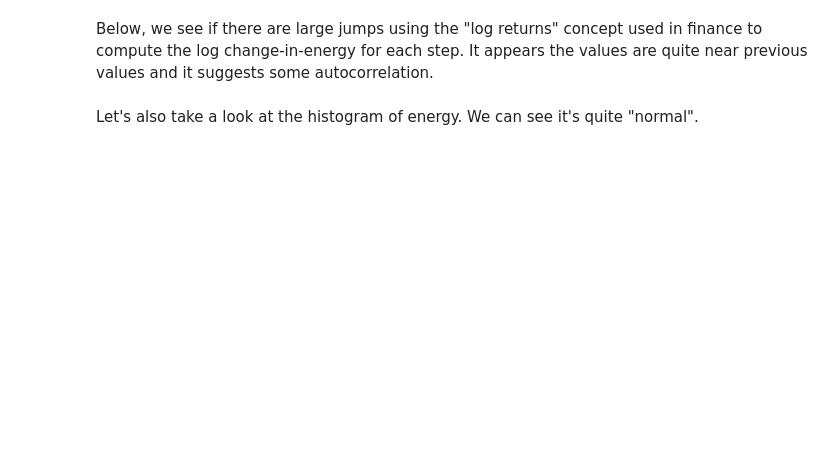
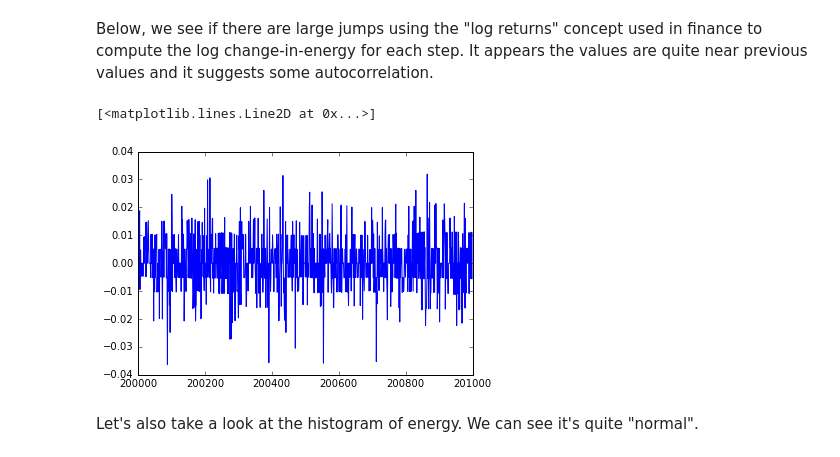
Before and after one commit to jfarid27/CFP-Simplified, a Jupyter notebook: Econophysics Presentation Notebook.ipynb, the cells around one changed output. Drawn from its saved outputs; the diff is of its cells as text; code cells hidden in the pictures; blank space fills up the shorter version.

```diff
--- a/Econophysics Presentation Notebook.ipynb
+++ b/Econophysics Presentation Notebook.ipynb
@@ -25,9 +25,14 @@ def normalizeNetwork(x):
 def normalizeIsing(x):
     return x / float(100*100)
 
-ising = pd.read_csv('./data/ising.random.100.4.2.csv', header=None)
-isingNearCritical = pd.read_csv('./data/ising.random.100.2.5.csv', header=None)
+def addOne(x):
+    return x + 1
+
+ising = pd.read_csv('./data/ising.random.periodic.100.4.2.csv', header=None)
+isingNearCritical = pd.read_csv('./data/ising.random.periodic.100.2.4.csv', header=None)
 smallWorld = pd.read_csv('./data/small-world.random.10000.4.3.csv', header=None)
+periodicCV = pd.read_csv('./data/p.specificheat.csv', header=None)
+swCV = pd.read_csv('./data/sw.specificheat.csv', header=None)
 ising.columns = cols
 isingNearCritical.columns = cols
 smallWorld.columns = cols
@@ -44,7 +50,10 @@ plt.plot(isingSliceEnergy)
 # %% [markdown]
 Below, we see if there are large jumps using the "log returns" concept used in finance to compute the log change-in-energy for each step. It appears the values are quite near previous values and it suggests some autocorrelation.
 # %%
-plt.plot(computeLogReturns(isingSliceEnergy[:-1], isingSliceEnergy[1:]))
+plt.plot(stats.computeLogReturns(isingSliceEnergy[:-1], isingSliceEnergy[1:]))
+# %% [output]
+[<matplotlib.lines.Line2D at 0x...>]
+[figure, added]
 # %% [markdown]
 Let's also take a look at the histogram of energy. We can see it's quite "normal".
 # %%
```
Also changed, not shown: parts of 14 cells of this notebook.
